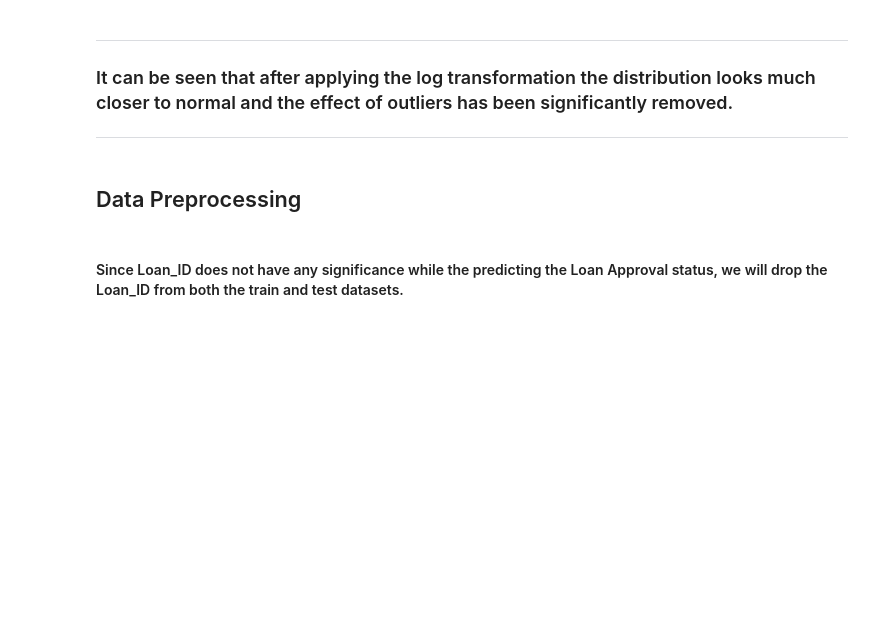
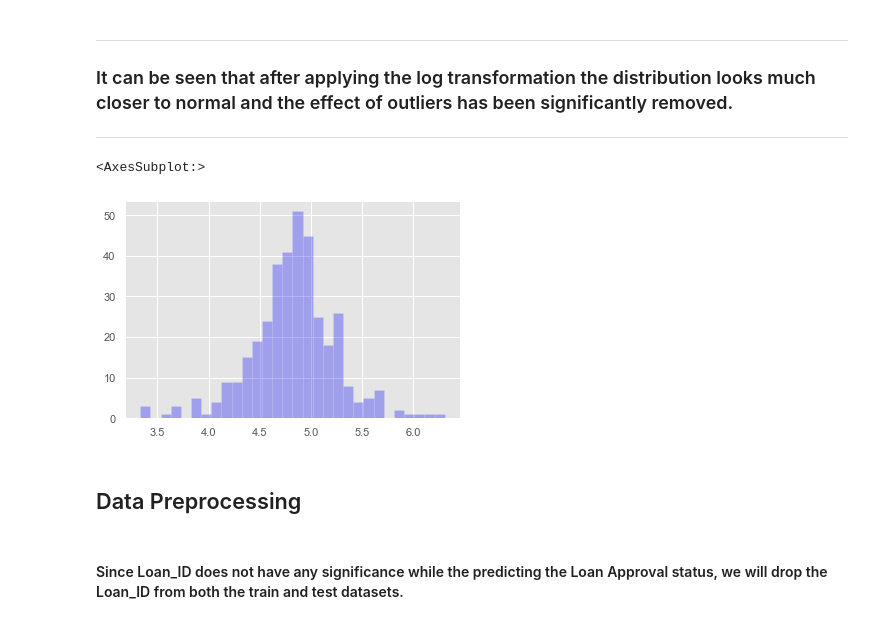
Before and after one commit to karan842/finohub, a Jupyter notebook: Loan-status-prediction.ipynb, the cells around one changed output. Saved outputs shown, nothing was run; the diff lists cells and outputs as text; code cells hidden in the pictures; blank space fills up the shorter version.

```diff
--- a/Loan-status-prediction.ipynb
+++ b/Loan-status-prediction.ipynb
@@ -886,9 +889,12 @@ Due to the presence of outliers in the data, bulk of the data in the loan amount
 ### It can be seen that after applying the log transformation the distribution looks much closer to normal and the effect of outliers has been significantly removed.
 ---
 # %%
-# # Similar for test dataset
-# test_data['LoanAmount'] = np.log(test_data['LoanAmount'])
-# test_data['LoanAmount'].hist(bins=30, color='blue', alpha=0.3)
+# Similar for test dataset
+test_data['LoanAmount'] = np.log(test_data['LoanAmount'])
+test_data['LoanAmount'].hist(bins=30, color='blue', alpha=0.3)
+# %% [output]
+<AxesSubplot:>
+[figure, added]
 # %% [markdown]
 ## Data Preprocessing
 # %% [markdown]
```
Also changed, not shown: parts of 28 cells of this notebook, 6 other files.
